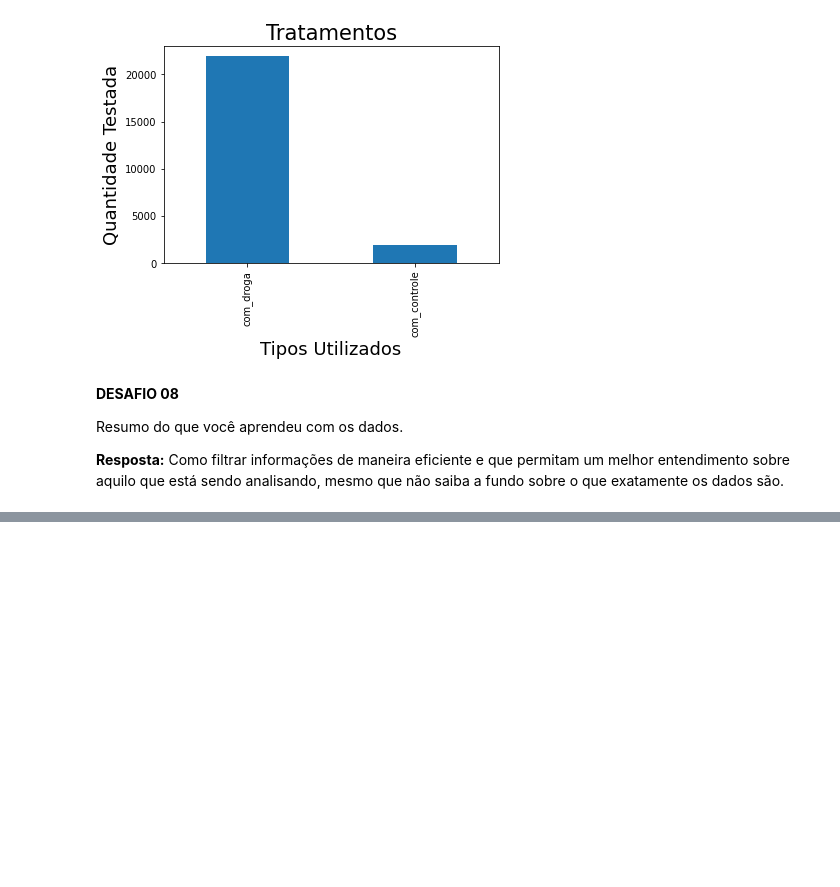
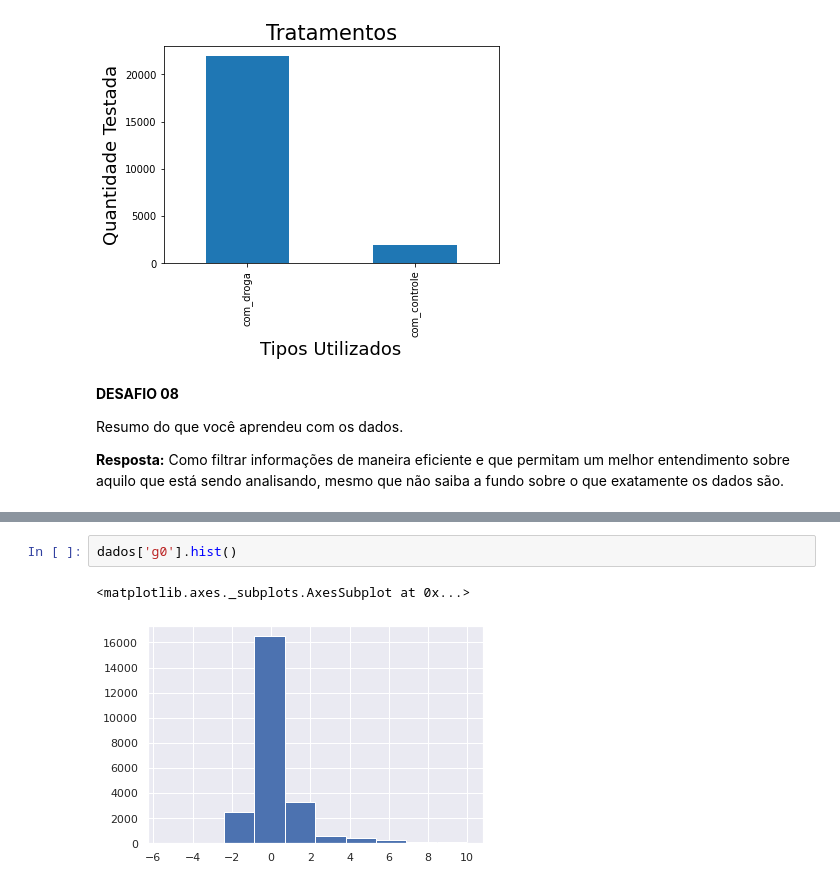
Before and after one commit to ducrz/Imersao-Dados, a Jupyter notebook: ImersaoDados.ipynb, the cells around one changed output, grey strips where cells are left out. Saved outputs shown, nothing was run; the diff lists cells and outputs as text; blank space fills up the shorter version.

```diff
--- a/ImersaoDados.ipynb
+++ b/ImersaoDados.ipynb
@@ -316,0 +376,5 @@ Resumo do que você aprendeu com os dados.
+# %%
+dados['g0'].hist()
+# %% [output]
+<matplotlib.axes._subplots.AxesSubplot at 0x...>
+[figure, added]
```
Also changed, not shown: parts of 39 cells of this notebook.
